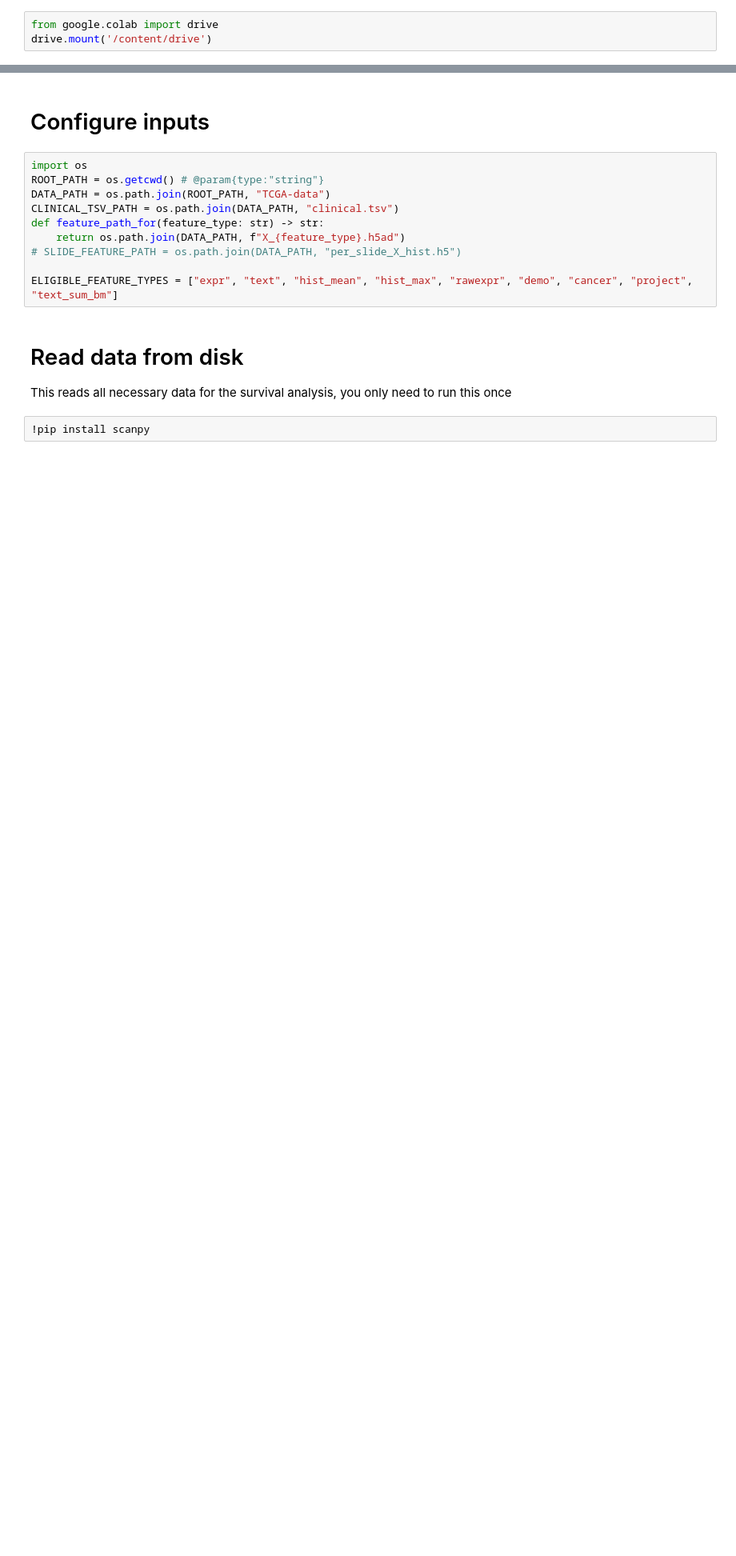
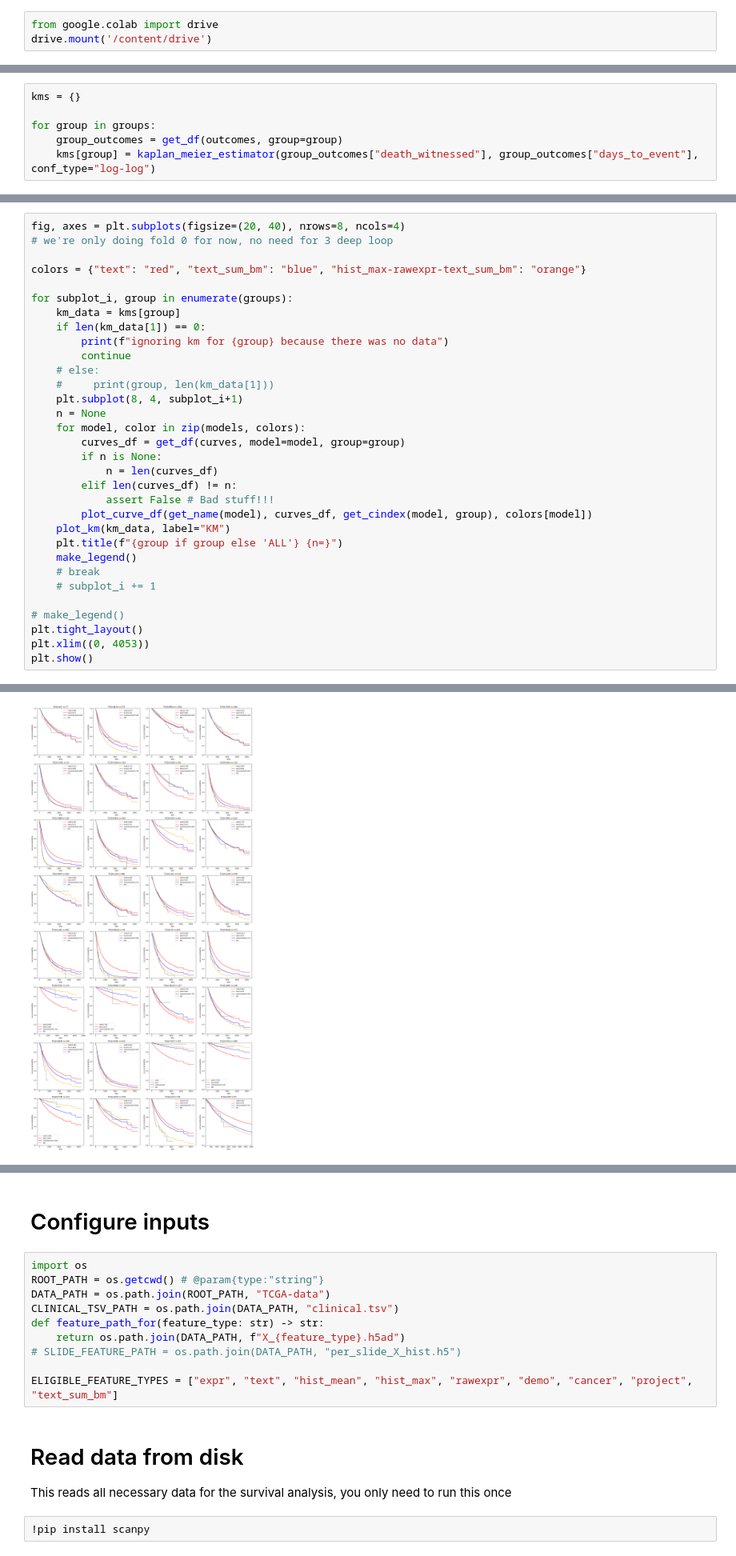
Before and after one commit to mbwangfpdc/tcga-survival, a Jupyter notebook: TCGA-survival.ipynb, the cells around one changed output, grey strips where cells are left out. Shown at 80% size. Drawn from its saved outputs; the diff is of its cells as text; blank space fills up the shorter version.

```diff
--- a/TCGA-survival.ipynb
+++ b/TCGA-survival.ipynb
@@ -3,0 +104,6 @@ drive.mount('/content/drive')
+# %%
+kms = {}
+
+for group in groups:
+    group_outcomes = get_df(outcomes, group=group)
+    kms[group] = kaplan_meier_estimator(group_outcomes["death_witnessed"], group_outcomes["days_to_event"], conf_type="log-log")
@@ -3,0 +162,33 @@ drive.mount('/content/drive')
+# %%
+fig, axes = plt.subplots(figsize=(20, 40), nrows=8, ncols=4)
+# we're only doing fold 0 for now, no need for 3 deep loop
+
+colors = {"text": "red", "text_sum_bm": "blue", "hist_max-rawexpr-text_sum_bm": "orange"}
+
+for subplot_i, group in enumerate(groups):
+    km_data = kms[group]
+    if len(km_data[1]) == 0:
+        print(f"ignoring km for {group} because there was no data")
+        continue
+    # else:
+    #     print(group, len(km_data[1]))
+    plt.subplot(8, 4, subplot_i+1)
+    n = None
+    for model, color in zip(models, colors):
+        curves_df = get_df(curves, model=model, group=group)
+        if n is None:
+            n = len(curves_df)
+        elif len(curves_df) != n:
+            assert False # Bad stuff!!!
+        plot_curve_df(get_name(model), curves_df, get_cindex(model, group), colors[model])
+    plot_km(km_data, label="KM")
+    plt.title(f"{group if group else 'ALL'} {n=}")
+    make_legend()
+    # break
+    # subplot_i += 1
+
+# make_legend()
+plt.tight_layout()
+plt.xlim((0, 4053))
+plt.show()
+# %% [output]
@@ -3,0 +212 @@ drive.mount('/content/drive')
+[figure, added]
```
Also changed, not shown: parts of 11 cells of this notebook, 10 other files.
